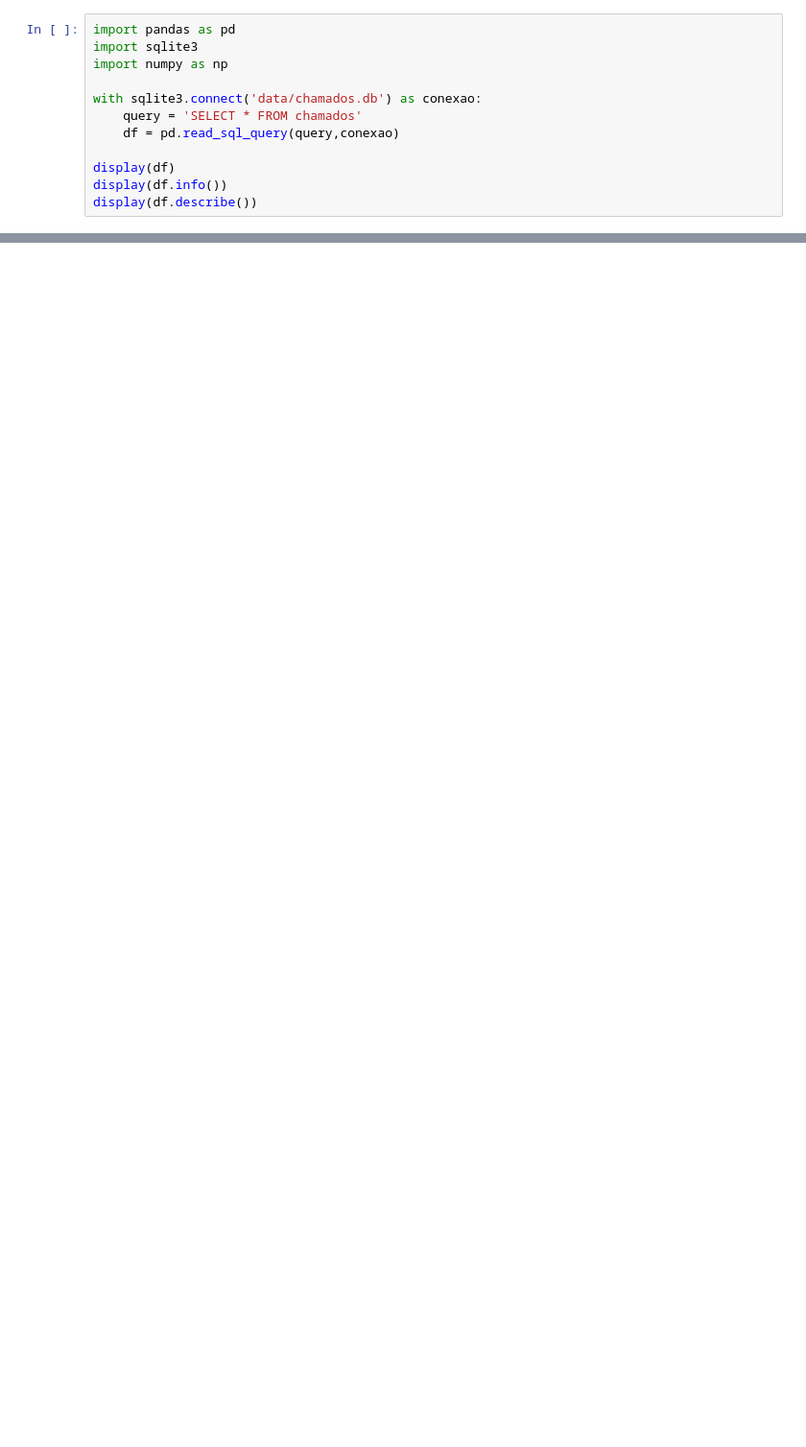
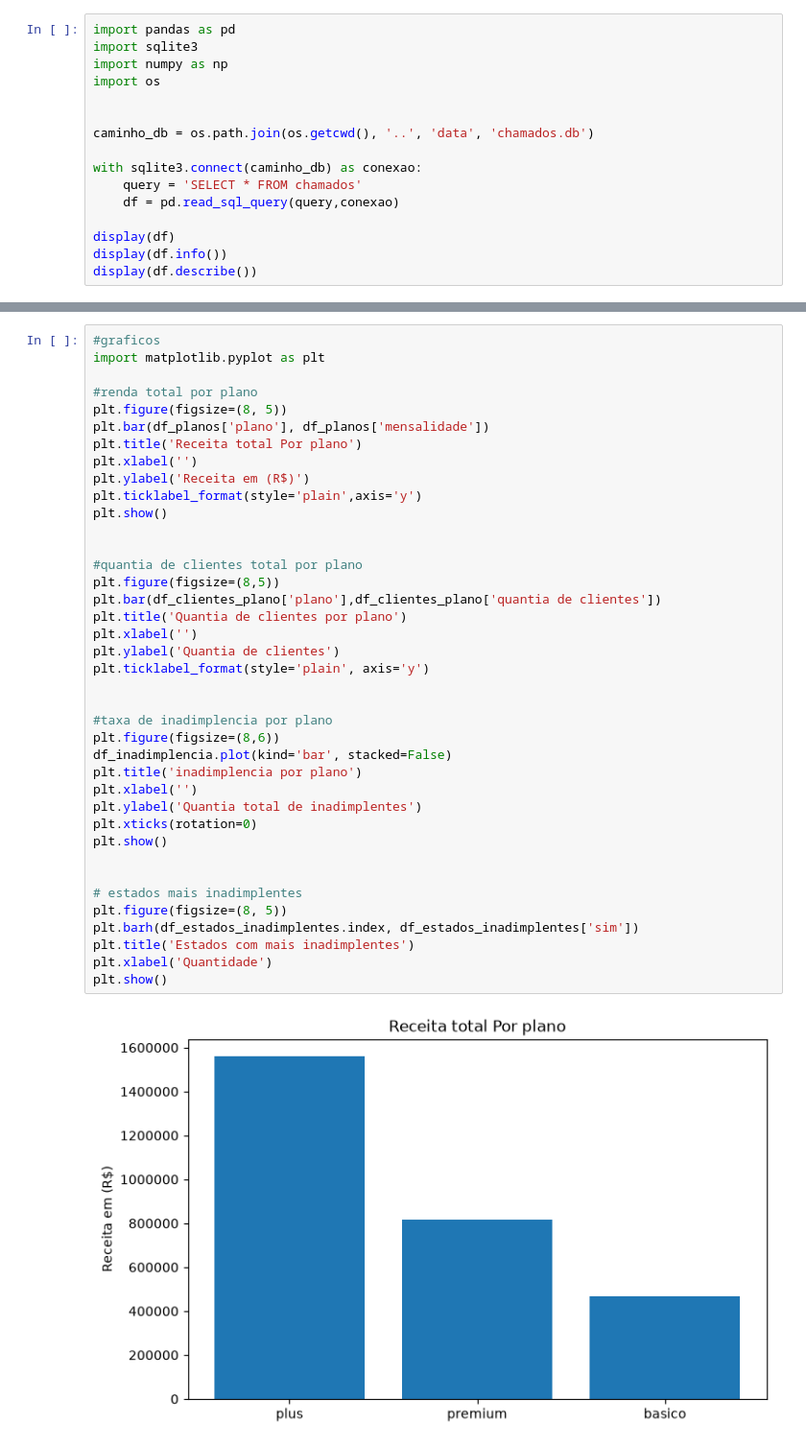
Before and after one commit to rafaeldeneci/assistente-de-dados-ia, a Jupyter notebook: notebooks/analise.ipynb, the cells around one changed output, grey strips where cells are left out. Shown at 96% size. Drawn from its saved outputs; the diff is of its cells as text; blank space fills up the shorter version.

Commit message:
docs: adiciona analise de dados, graficos, atualização do readme e novos requeriments

```diff
--- a/notebooks/analise.ipynb
+++ b/notebooks/analise.ipynb
@@ -2,8 +2,12 @@
 import pandas as pd
 import sqlite3
 import numpy as np
+import os
 
-with sqlite3.connect('data/chamados.db') as conexao:
+
+caminho_db = os.path.join(os.getcwd(), '..', 'data', 'chamados.db')
+
+with sqlite3.connect(caminho_db) as conexao:
     query = 'SELECT * FROM chamados'
     df = pd.read_sql_query(query,conexao)
 
@@ -32,0 +103,41 @@ display(df_desperdicio)
+# %%
+#graficos
+import matplotlib.pyplot as plt
+
+#renda total por plano
+plt.figure(figsize=(8, 5))
+plt.bar(df_planos['plano'], df_planos['mensalidade'])
+plt.title('Receita total Por plano')
+plt.xlabel('')
+plt.ylabel('Receita em (R$)')
+plt.ticklabel_format(style='plain',axis='y')
+plt.show()
+
+
+#quantia de clientes total por plano
+plt.figure(figsize=(8,5))
+plt.bar(df_clientes_plano['plano'],df_clientes_plano['quantia de clientes'])
+plt.title('Quantia de clientes por plano')
+plt.xlabel('')
+plt.ylabel('Quantia de clientes')
+plt.ticklabel_format(style='plain', axis='y')
+
+
+#taxa de inadimplencia por plano
+plt.figure(figsize=(8,6))
+df_inadimplencia.plot(kind='bar', stacked=False)
+plt.title('inadimplencia por plano')
+plt.xlabel('')
+plt.ylabel('Quantia total de inadimplentes')
+plt.xticks(rotation=0)
+plt.show()
+
+
+# estados mais inadimplentes
+plt.figure(figsize=(8, 5))
+plt.barh(df_estados_inadimplentes.index, df_estados_inadimplentes['sim'])
+plt.title('Estados com mais inadimplentes')
+plt.xlabel('Quantidade')
+plt.show()
+# %% [output]
+[figure, added]
```
Also changed, not shown: parts of 3 cells of this notebook, 8 other files.
